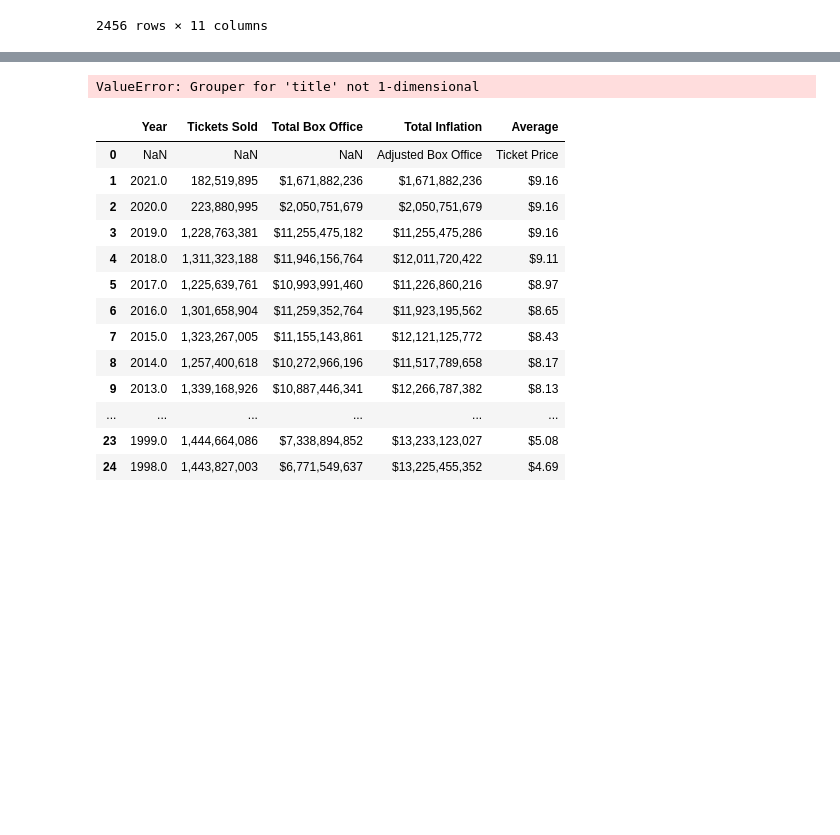
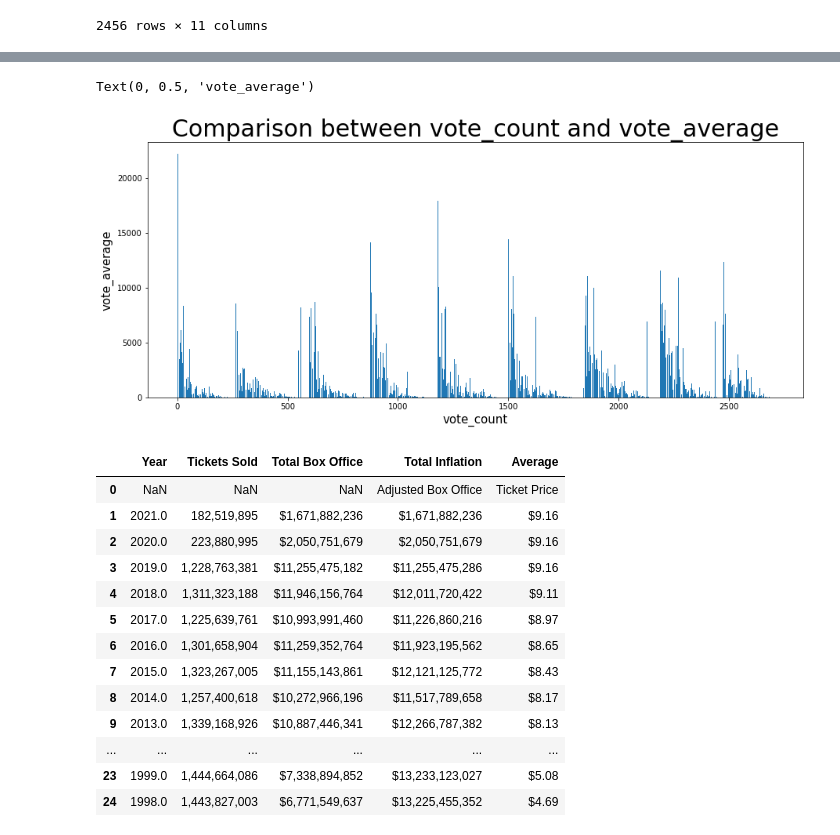
Before and after one commit to cclacey/microsoft_movie_analysis, a Jupyter notebook: create_sql_database.ipynb, the cells around one changed output, grey strips where cells are left out. Drawn from its saved outputs; the diff is of its cells as text; code cells hidden in the pictures; blank space fills up the shorter version.

```diff
--- a/create_sql_database.ipynb
+++ b/create_sql_database.ipynb
@@ -193,19 +204,20 @@ import matplotlib.pyplot as plt
 # %%
 
-voting_counts = df.value_counts()
+#voting_counts = df.value_counts()
 
 x = df['vote_average'].index
 y = df['vote_count'].values
 
 plot_one_fig, plot_one_ax = plt.subplots(figsize=(15,6))
 plot_one_ax.bar(x, y)
 
 #plot_one_ax.tick_params(axis='x', labelsize=20)
 plot_one_ax.set_title('Comparison between vote_count and vote_average', fontsize=30)
 plot_one_ax.set_xlabel('vote_count', fontsize=15)
 plot_one_ax.set_ylabel('vote_average', fontsize=15)
 # %% [output]
-ValueError: Grouper for 'title' not 1-dimensional
+Text(0, 0.5, 'vote_average')
+[figure, added]
 # %%
 df2 = pd.read_csv('data/project_data.csv')
 df2
```
Also changed, not shown: parts of 3 cells of this notebook.
